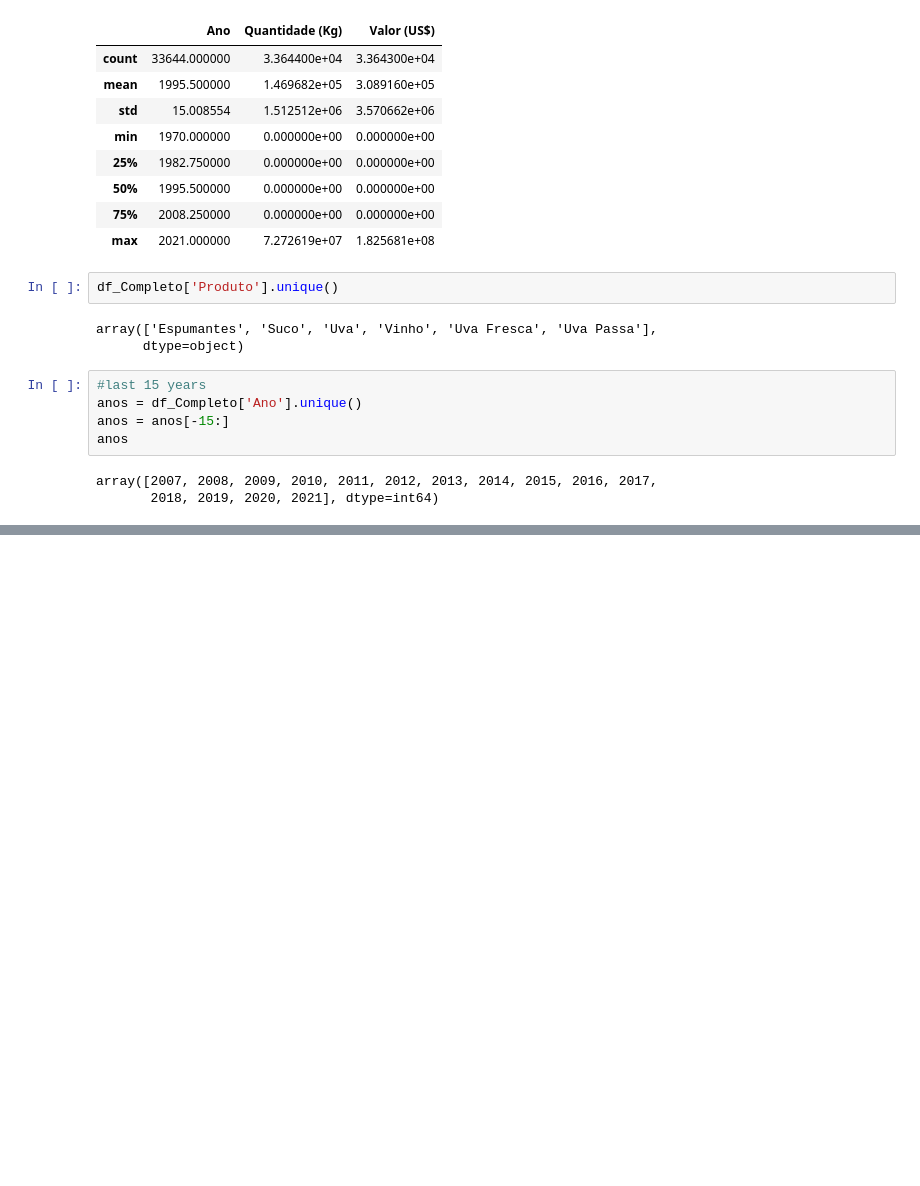
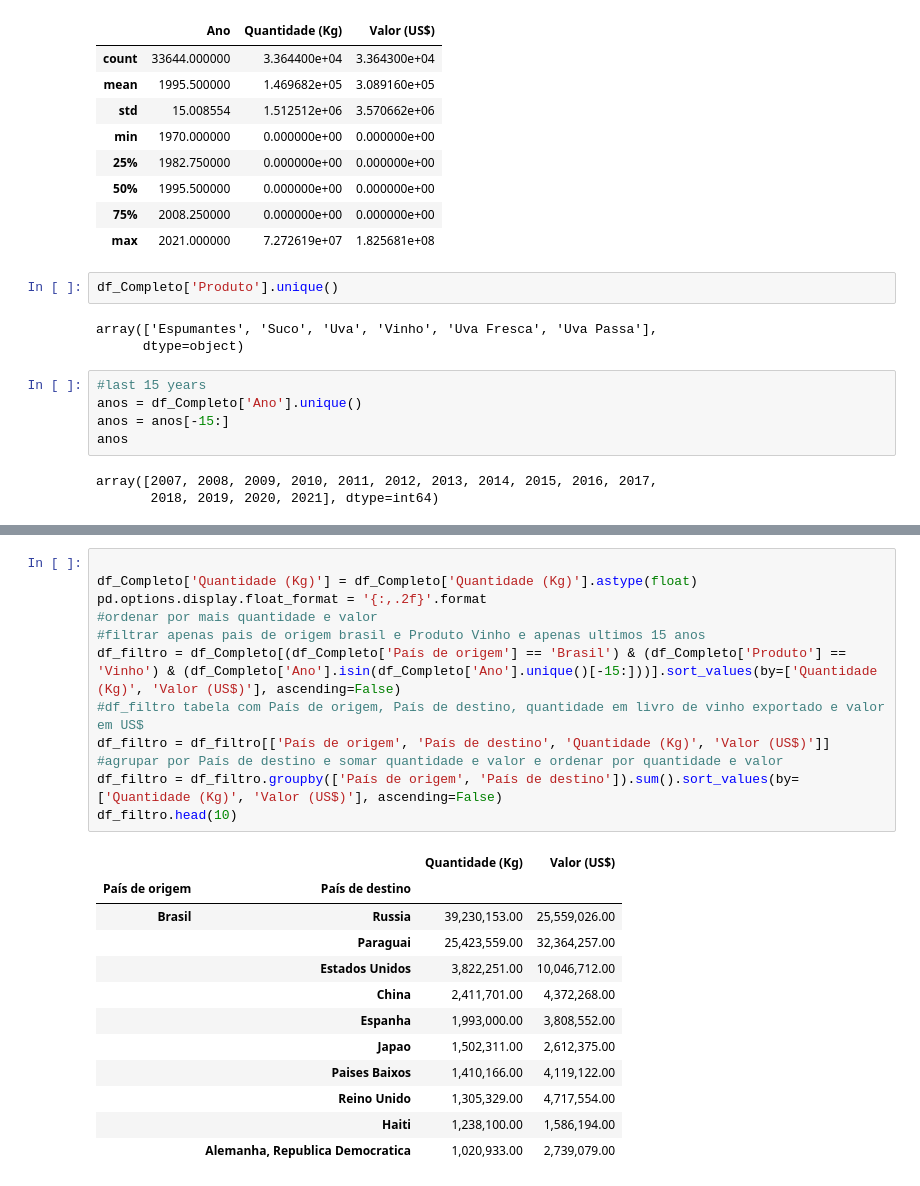
Before and after one commit to IgorNascAlves/Tech_Challenge_Fase01, a Jupyter notebook: notebooks/4 - explorando_todos_os_dados.ipynb, the cells around one changed output, grey strips where cells are left out. Cells and saved outputs as stored; diff of their text form; blank space fills up the shorter version.

```diff
--- a/notebooks/4 - explorando_todos_os_dados.ipynb
+++ b/notebooks/4 - explorando_todos_os_dados.ipynb
@@ -121,0 +162,25 @@ plt.show()
+# %%
+
+df_Completo['Quantidade (Kg)'] = df_Completo['Quantidade (Kg)'].astype(float)
+pd.options.display.float_format = '{:,.2f}'.format
+#ordenar por mais quantidade e valor
+#filtrar apenas pais de origem brasil e Produto Vinho e apenas ultimos 15 anos
+df_filtro = df_Completo[(df_Completo['País de origem'] == 'Brasil') & (df_Completo['Produto'] == 'Vinho') & (df_Completo['Ano'].isin(df_Completo['Ano'].unique()[-15:]))].sort_values(by=['Quantidade (Kg)', 'Valor (US$)'], ascending=False)
+#df_filtro tabela com País de origem, País de destino, quantidade em livro de vinho exportado e valor em US$
+df_filtro = df_filtro[['País de origem', 'País de destino', 'Quantidade (Kg)', 'Valor (US$)']]
+#agrupar por País de destino e somar quantidade e valor e ordenar por quantidade e valor
+df_filtro = df_filtro.groupby(['País de origem', 'País de destino']).sum().sort_values(by=['Quantidade (Kg)', 'Valor (US$)'], ascending=False)
+df_filtro.head(10)
+# %% [output]
+|  |  | Quantidade (Kg) | Valor (US$) |
+| País de origem | País de destino |  |  |
+| Brasil | Russia | 39,230,153.00 | 25,559,026.00 |
+|  | Paraguai | 25,423,559.00 | 32,364,257.00 |
+|  | Estados Unidos | 3,822,251.00 | 10,046,712.00 |
+|  | China | 2,411,701.00 | 4,372,268.00 |
+|  | Espanha | 1,993,000.00 | 3,808,552.00 |
+|  | Japao | 1,502,311.00 | 2,612,375.00 |
+|  | Paises Baixos | 1,410,166.00 | 4,119,122.00 |
+|  | Reino Unido | 1,305,329.00 | 4,717,554.00 |
+|  | Haiti | 1,238,100.00 | 1,586,194.00 |
+|  | Alemanha, Republica Democratica | 1,020,933.00 | 2,739,079.00 |
```
Also changed, not shown: parts of 13 cells of this notebook, 3 other files.
